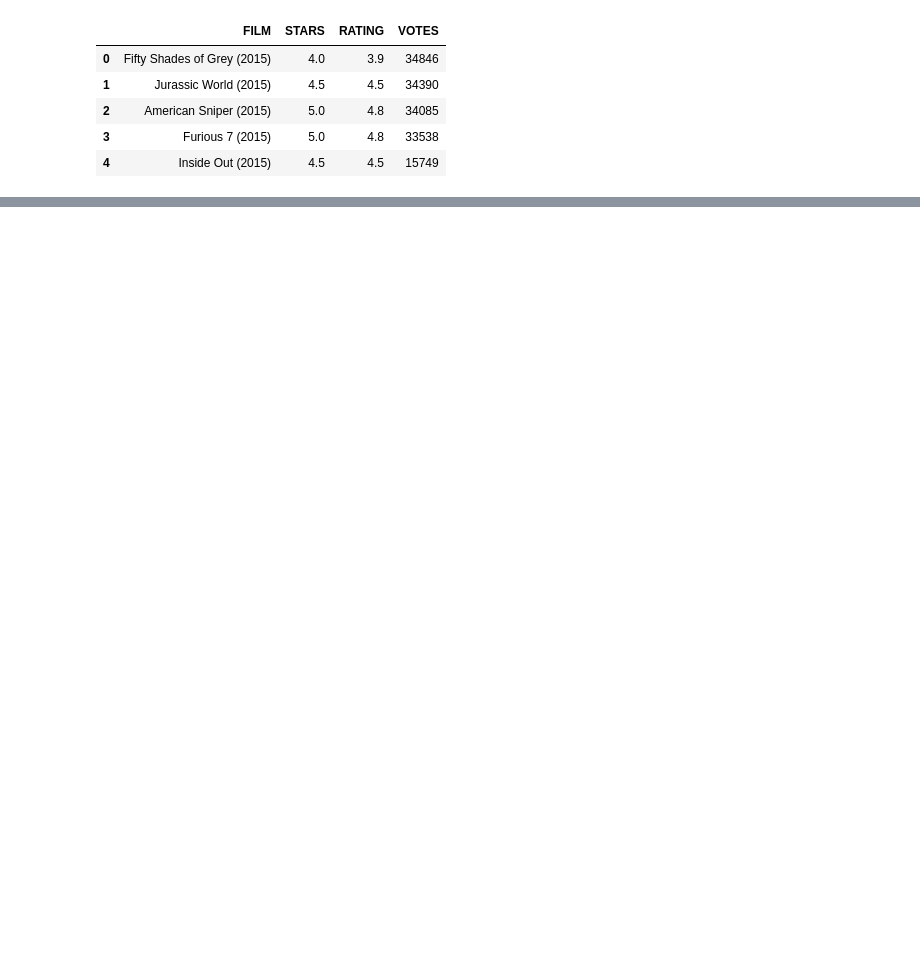
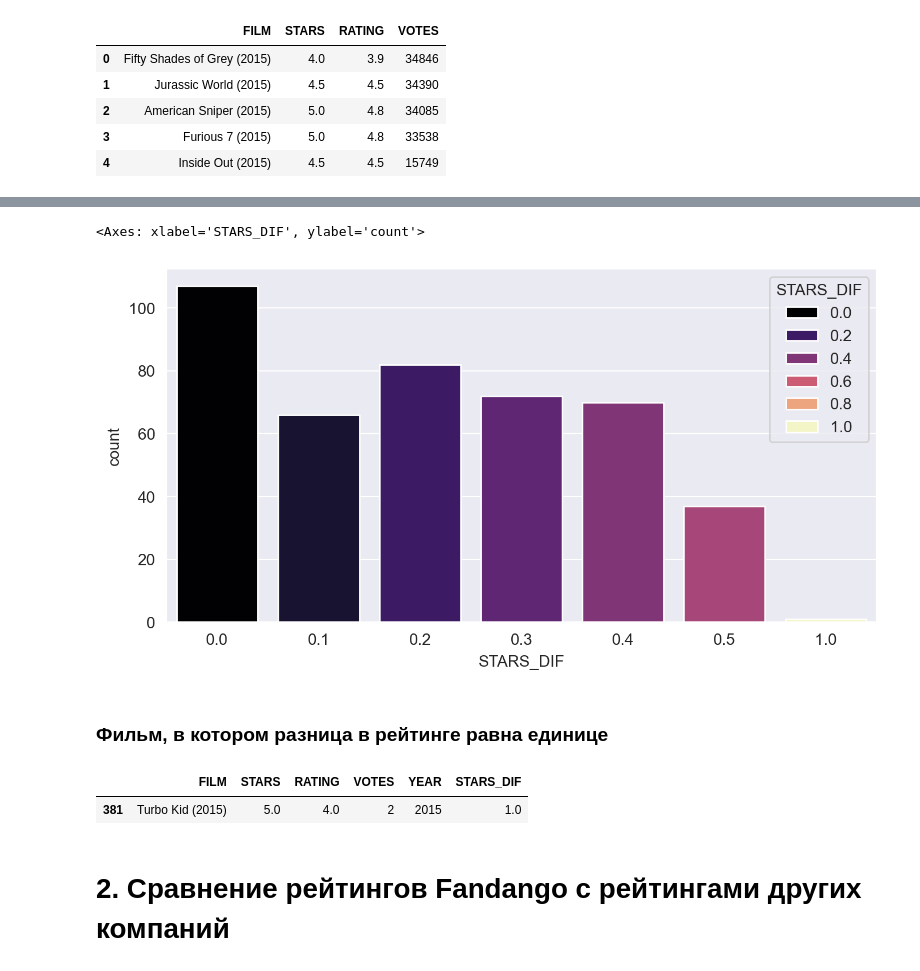
Before and after one commit to PaulNikolaev/data_visualization_project, a Jupyter notebook: data_visualization_project.ipynb, the cells around one changed output, grey strips where cells are left out. Saved outputs shown, nothing was run; the diff lists cells and outputs as text; code cells hidden in the pictures; blank space fills up the shorter version.

```diff
--- a/data_visualization_project.ipynb
+++ b/data_visualization_project.ipynb
@@ -15,0 +119,3 @@ df. head()
+# %%
+fan_reviewed['STARS_DIF'] = round(fan_reviewed['STARS'] - fandango['RATING'], 1)
+fan_reviewed.head()
@@ -15,0 +134,15 @@ df. head()
+# %%
+plt.figure(figsize=(8,4), dpi=200)
+sns.countplot(data=fan_reviewed, x='STARS_DIF', hue='STARS_DIF', palette='magma')
+# %% [output]
+<Axes: xlabel='STARS_DIF', ylabel='count'>
+[figure, added]
+# %% [markdown]
+### Фильм, в котором разница в рейтинге равна единице
+# %%
+fan_reviewed[fan_reviewed['STARS_DIF'] == 1]
+# %% [output]
+|  | FILM | STARS | RATING | VOTES | YEAR | STARS_DIF |
+| 381 | Turbo Kid (2015) | 5.0 | 4.0 | 2 | 2015 | 1.0 |
+# %% [markdown]
+# 2. Сравнение рейтингов Fandango с рейтингами других компаний
```
Also changed, not shown: parts of 24 cells of this notebook.
